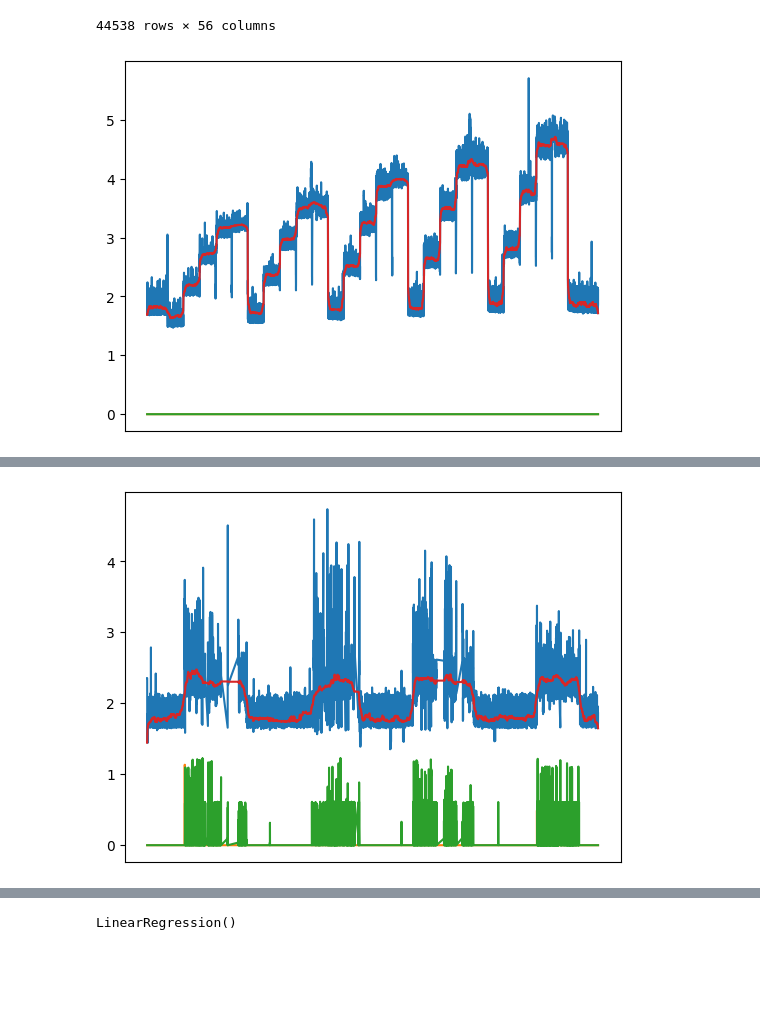
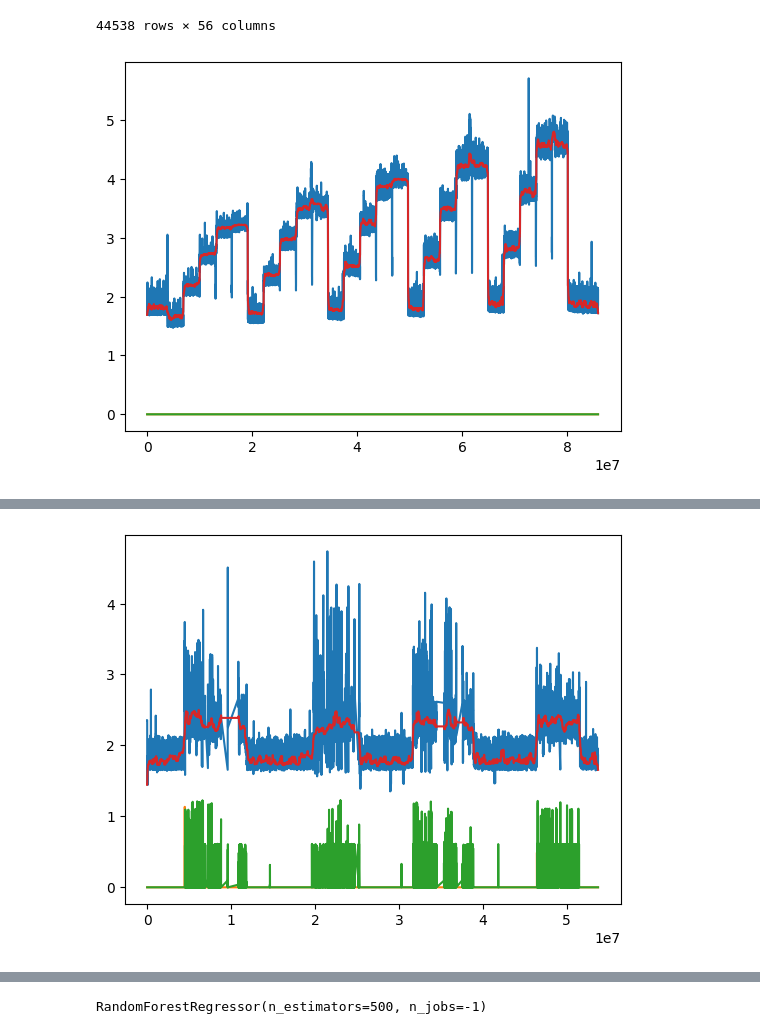
Before and after one commit to radshield/raspi-sel, a Jupyter notebook: analysis/perf_disk.ipynb, the cells around one changed output, grey strips where cells are left out. Saved outputs shown, nothing was run; the diff lists cells and outputs as text; code cells hidden in the pictures; blank space fills up the shorter version.

Commit message:
Try random forest regression

```diff
--- a/analysis/perf_disk.ipynb
+++ b/analysis/perf_disk.ipynb
@@ -20,7 +23,7 @@ def single_cpu_scaling(series):
 def min_max_scaling(series):
     return (series - series.min()) / (series.max() - series.min())
 
-k = 501
+k = 251
 # %%
 cpu_df = pd.read_csv('../results/numa-matrix.csv')
 
@@ -71,16 +74,11 @@ cpu_df
 # %%
 plt.plot(cpu_df['time'], cpu_df['current'])
 plt.plot(cpu_df['time'], cpu_df['rd_ios_norm'] * 10000)
 plt.plot(cpu_df['time'], cpu_df['wr_ios_norm'] * 10000)
 plt.plot(cpu_df['time'], signal.medfilt(cpu_df['current'], kernel_size=k))
-plt.tick_params(
-    axis='x',          # changes apply to the x-axis
-    which='both',      # both major and minor ticks are affected
-    bottom=False,      # ticks along the bottom edge are off
-    top=False,         # ticks along the top edge are off
-    labelbottom=False)
+plt.tick_params(axis='x', which='both', top=False)
 # %% [output]
-[figure, old version]
+[figure, new version]
 # %%
 mem_df = pd.read_csv('../results/disk-copy.csv')
 
@@ -130,17 +128,12 @@ mem_df
 28115 rows × 58 columns
 # %%
 plt.plot(mem_df['time'], mem_df['current'])
-plt.plot(mem_df['time'], mem_df['rd_ios_norm'] * 1000)
-plt.plot(mem_df['time'], mem_df['wr_ios_norm'] * 1000)
+plt.plot(mem_df['time'], mem_df['rd_ios_norm'])
+plt.plot(mem_df['time'], mem_df['wr_ios_norm'])
 plt.plot(mem_df['time'], signal.medfilt(mem_df['current'], kernel_size=k))
-plt.tick_params(
-    axis='x',          # changes apply to the x-axis
-    which='both',      # both major and minor ticks are affected
-    bottom=False,      # ticks along the bottom edge are off
-    top=False,         # ticks along the top edge are off
-    labelbottom=False)
+plt.tick_params(axis='x', which='both', top=False)
 # %% [output]
-[figure, old version]
+[figure, new version]
 # %%
 memrate_df = pd.read_csv('../results/disk-memcpy.csv')
 
@@ -197,10 +189,10 @@ X = pd.concat([cpu_df, mem_df, memrate_df])[['insns_0_norm', 'insns_1_norm', 'in
                                              'cache_hit_rate_0', 'cache_hit_rate_1', 'cache_hit_rate_2', 'cache_hit_rate_3']]
 Y = signal.medfilt(pd.concat([cpu_df, mem_df, memrate_df])['current'], kernel_size=k)
 # %%
-model = LinearRegression()
+model = RandomForestRegressor(n_estimators=500, n_jobs=-1)
 model.fit(X, Y)
 # %% [output]
-LinearRegression()
+RandomForestRegressor(n_estimators=500, n_jobs=-1)
 # %%
 memrate_df = pd.read_csv('../results/disk-fft.csv')
 
```
Also changed, not shown: parts of 16 cells of this notebook.
